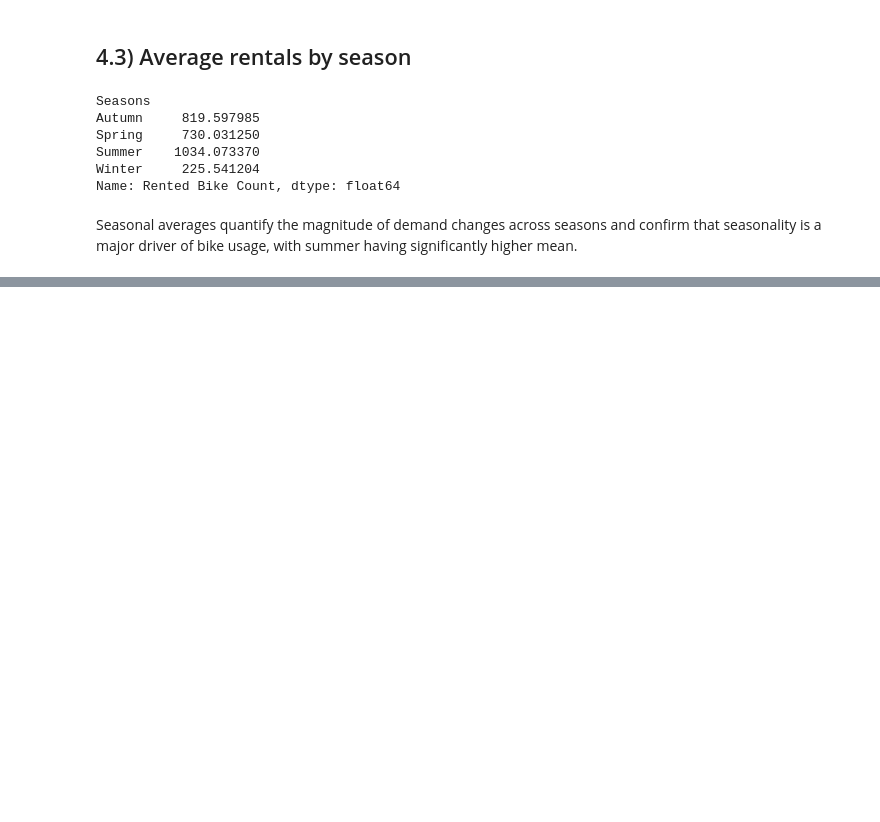
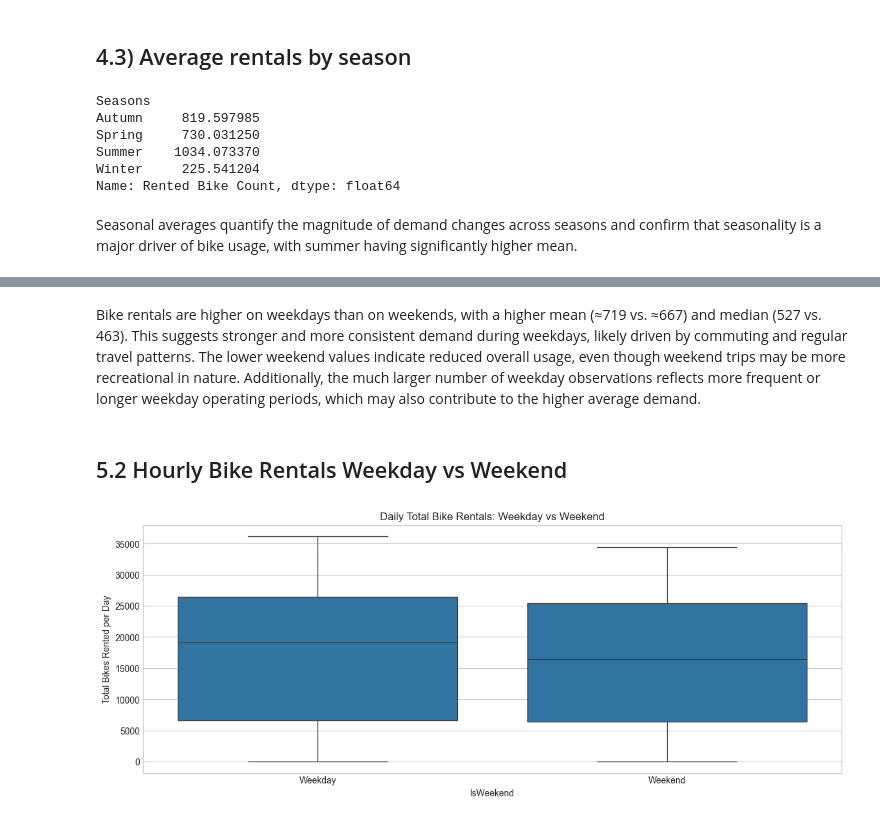
Before and after one commit to antonioi99/dds_group_16, a Jupyter notebook: EDA.ipynb, the cells around one changed output, grey strips where cells are left out. Cells and saved outputs as stored; diff of their text form; code cells hidden in the pictures; blank space fills up the shorter version.

```diff
--- a/EDA_Mark.ipynb
+++ b/EDA.ipynb
@@ -274,0 +295,14 @@ The descriptive statistics confirm the distributional patterns: temperature and
+# %% [markdown]
+Bike rentals are higher on weekdays than on weekends, with a higher mean (≈719 vs. ≈667) and median (527 vs. 463). This suggests stronger and more consistent demand during weekdays, likely driven by commuting and regular travel patterns. The lower weekend values indicate reduced overall usage, even though weekend trips may be more recreational in nature. Additionally, the much larger number of weekday observations reflects more frequent or longer weekday operating periods, which may also contribute to the higher average demand.
+# %% [markdown]
+## 5.2 Hourly Bike Rentals Weekday vs Weekend
+# %%
+daily = df.groupby(['Date','IsWeekend'])['Rented Bike Count'].sum().reset_index()
+
+plt.figure(figsize=(14,5))
+sns.boxplot(x='IsWeekend', y='Rented Bike Count', data=daily)
+plt.title('Daily Total Bike Rentals: Weekday vs Weekend')
+plt.ylabel('Total Bikes Rented per Day')
+plt.show()
+# %% [output]
+[figure, added]
```
Also changed, not shown: parts of 55 cells of this notebook, 1 other file.
